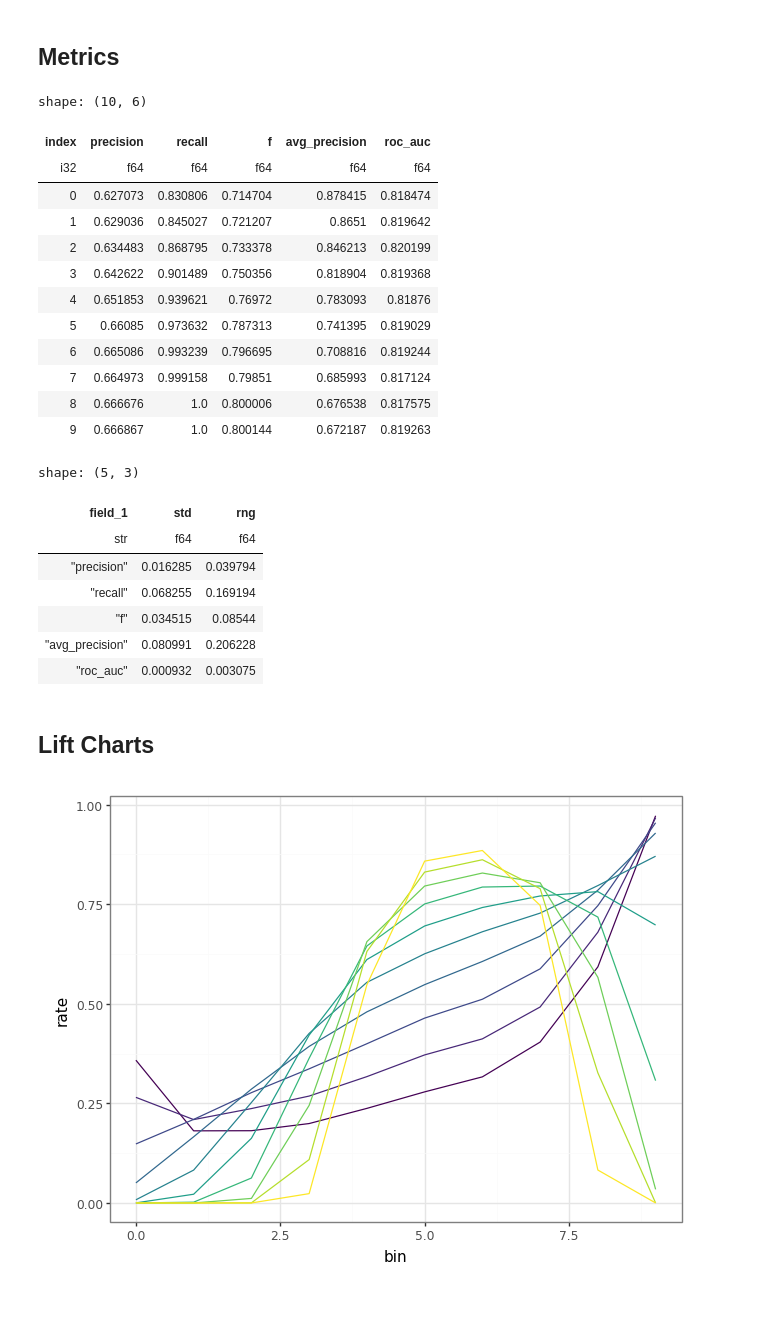
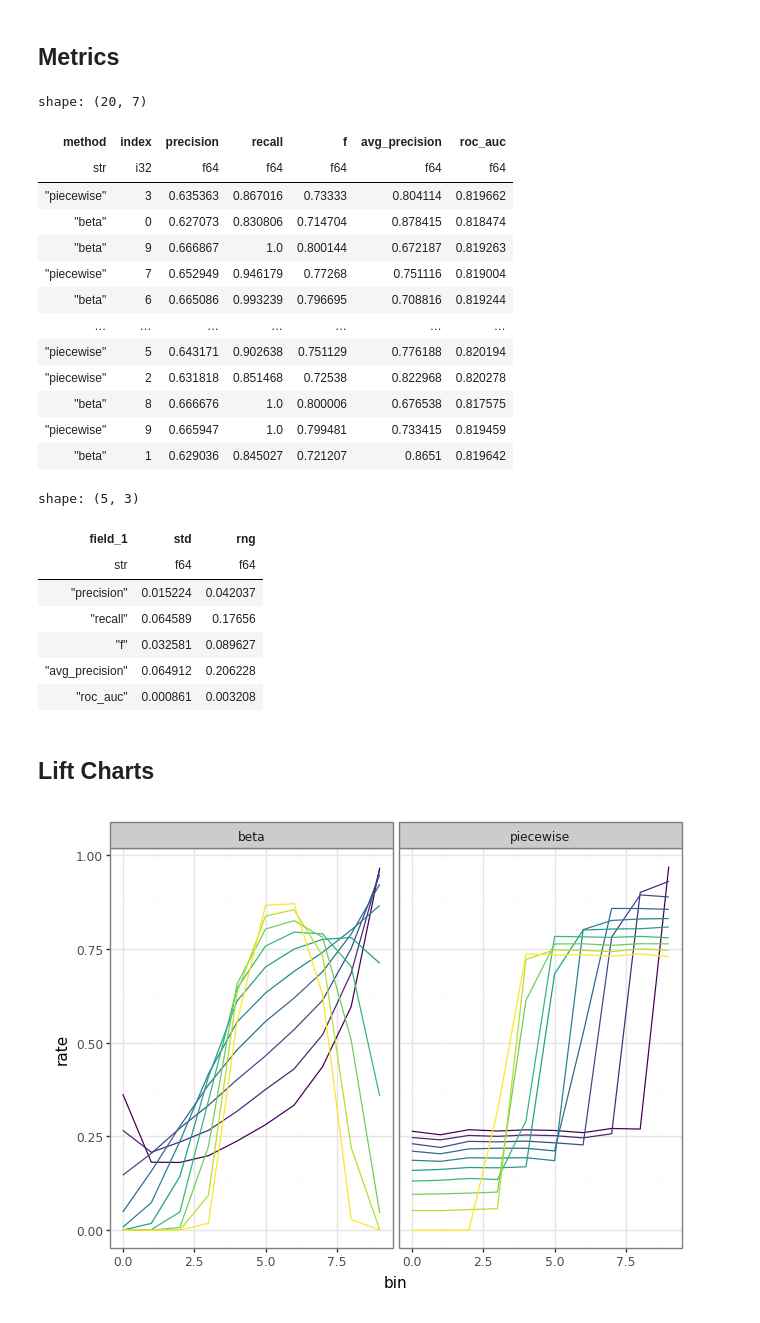
Before and after one commit to emilyriederer/roctet, a Jupyter notebook: docs/demo.ipynb, the cells around one changed output. Cells and saved outputs as stored; diff of their text form; code cells hidden in the pictures.

```diff
--- a/docs/demo.ipynb
+++ b/docs/demo.ipynb
@@ -12,6 +12,7 @@ theme_set(theme_bw())
 ## Data Generation
 # %%
 # generate datasets
-dfs = calc_roctet(0.82, method="beta", n_sets = 10) # 0.82, 0.67
-dfs[0].glimpse()
+dfs_beta = calc_roctet(0.82, method="beta", n_sets = 10) # 0.82, 0.67
+dfs_pcws = calc_roctet(0.82, method="piecewise", n_sets = 10)
+dfs_beta[0].glimpse()
 # %% [output]
@@ -19,6 +23,8 @@ NameError: name 'dfs_sb' is not defined
 # %%
 # consolidate to one dataset
-df = pl.concat( [d.with_columns(index = i) for i,d in enumerate(dfs)] )
+df_beta = pl.concat( [d.with_columns(index = i, method = pl.lit("beta")) for i,d in enumerate(dfs_beta)] )
+df_pcws = pl.concat( [d.with_columns(index = i, method = pl.lit("piecewise")) for i,d in enumerate(dfs_pcws)] )
+df = pl.concat([df_beta, df_pcws])
 # %% [markdown]
 ## ROC Summary
 # %%
@@ -63,28 +70,29 @@ p
 # %%
 df_metrics = (
     df
-    .group_by('index')
+    .group_by('method','index')
     .agg(metrics = pds.query_binary_metrics('target','score',0.5)).unnest('metrics')
 )
 df_metrics
 # %% [output]
-shape: (10, 6)
+shape: (20, 7)
-| index | precision | recall | f | avg_precision | roc_auc |
-| i32 | f64 | f64 | f64 | f64 | f64 |
-| 0 | 0.627073 | 0.830806 | 0.714704 | 0.878415 | 0.818474 |
-| 1 | 0.629036 | 0.845027 | 0.721207 | 0.8651 | 0.819642 |
-| 2 | 0.634483 | 0.868795 | 0.733378 | 0.846213 | 0.820199 |
-| 3 | 0.642622 | 0.901489 | 0.750356 | 0.818904 | 0.819368 |
-| 4 | 0.651853 | 0.939621 | 0.76972 | 0.783093 | 0.81876 |
-| 5 | 0.66085 | 0.973632 | 0.787313 | 0.741395 | 0.819029 |
-| 6 | 0.665086 | 0.993239 | 0.796695 | 0.708816 | 0.819244 |
-| 7 | 0.664973 | 0.999158 | 0.79851 | 0.685993 | 0.817124 |
-| 8 | 0.666676 | 1.0 | 0.800006 | 0.676538 | 0.817575 |
-| 9 | 0.666867 | 1.0 | 0.800144 | 0.672187 | 0.819263 |
+| method | index | precision | recall | f | avg_precision | roc_auc |
+| str | i32 | f64 | f64 | f64 | f64 | f64 |
+| "piecewise" | 3 | 0.635363 | 0.867016 | 0.73333 | 0.804114 | 0.819662 |
+| "beta" | 0 | 0.627073 | 0.830806 | 0.714704 | 0.878415 | 0.818474 |
+| "beta" | 9 | 0.666867 | 1.0 | 0.800144 | 0.672187 | 0.819263 |
+| "piecewise" | 7 | 0.652949 | 0.946179 | 0.77268 | 0.751116 | 0.819004 |
+| "beta" | 6 | 0.665086 | 0.993239 | 0.796695 | 0.708816 | 0.819244 |
+| … | … | … | … | … | … | … |
+| "piecewise" | 5 | 0.643171 | 0.902638 | 0.751129 | 0.776188 | 0.820194 |
+| "piecewise" | 2 | 0.631818 | 0.851468 | 0.72538 | 0.822968 | 0.820278 |
+| "beta" | 8 | 0.666676 | 1.0 | 0.800006 | 0.676538 | 0.817575 |
+| "piecewise" | 9 | 0.665947 | 1.0 | 0.799481 | 0.733415 | 0.819459 |
+| "beta" | 1 | 0.629036 | 0.845027 | 0.721207 | 0.8651 | 0.819642 |
 # %%
 (
     df_metrics
-    .drop('index')
+    .drop('method','index')
     .select(
         cs.all().std().name.prefix("std__"),
         (cs.all().max() - cs.all().min()).name.prefix("rng__")
@@ -98,26 +106,27 @@ shape: (10, 6)
 shape: (5, 3)
 | field_1 | std | rng |
 | str | f64 | f64 |
-| "precision" | 0.016285 | 0.039794 |
-| "recall" | 0.068255 | 0.169194 |
-| "f" | 0.034515 | 0.08544 |
-| "avg_precision" | 0.080991 | 0.206228 |
-| "roc_auc" | 0.000932 | 0.003075 |
+| "precision" | 0.015224 | 0.042037 |
+| "recall" | 0.064589 | 0.17656 |
+| "f" | 0.032581 | 0.089627 |
+| "avg_precision" | 0.064912 | 0.206228 |
+| "roc_auc" | 0.000861 | 0.003208 |
 # %% [markdown]
 ## Lift Charts
 # %%
 # visualize lift curves
-df = pl.concat( [d.with_columns(index = i) for i,d in enumerate(dfs)] )
 df_lift = (
     df
-    .group_by( 'index',
+    .group_by( 'method','index',
                bin = pl.col('score').qcut(10, labels = arange(10).astype(str)).cast(pl.String).cast(pl.Int16)
              )
     .agg( rate = pl.col('target').mean() )
 )
+
 p = ggplot(df_lift)
 p += aes(x = 'bin', y = 'rate', color = 'index', group = 'index')
 p += geom_line()
+p += facet_grid(cols = 'method')
 p
 # %% [output]
-[figure, old version]
+[figure, new version]
```
Also changed, not shown: parts of 4 cells of this notebook, 3 other files.
